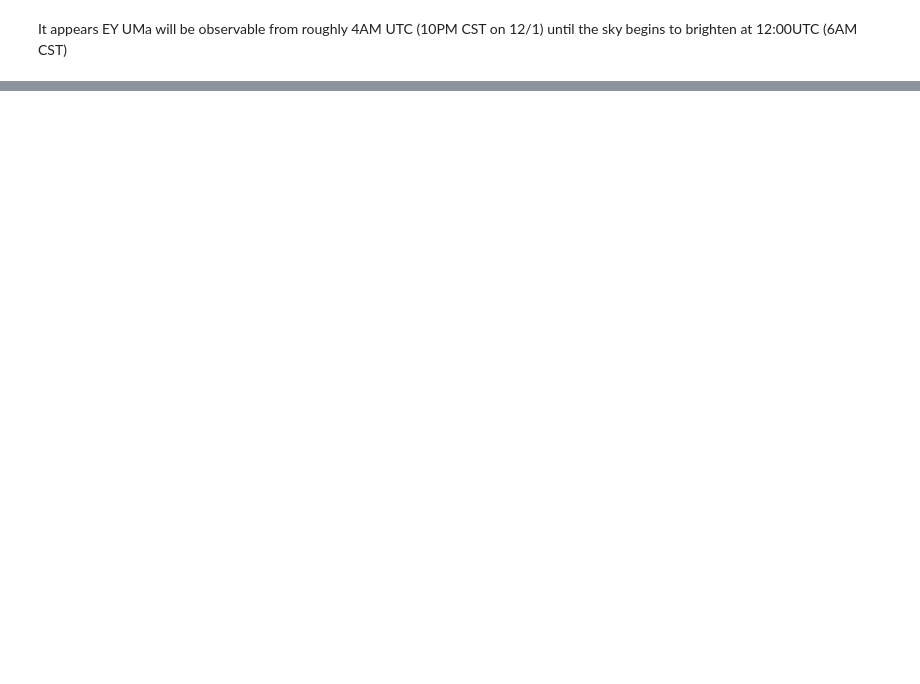
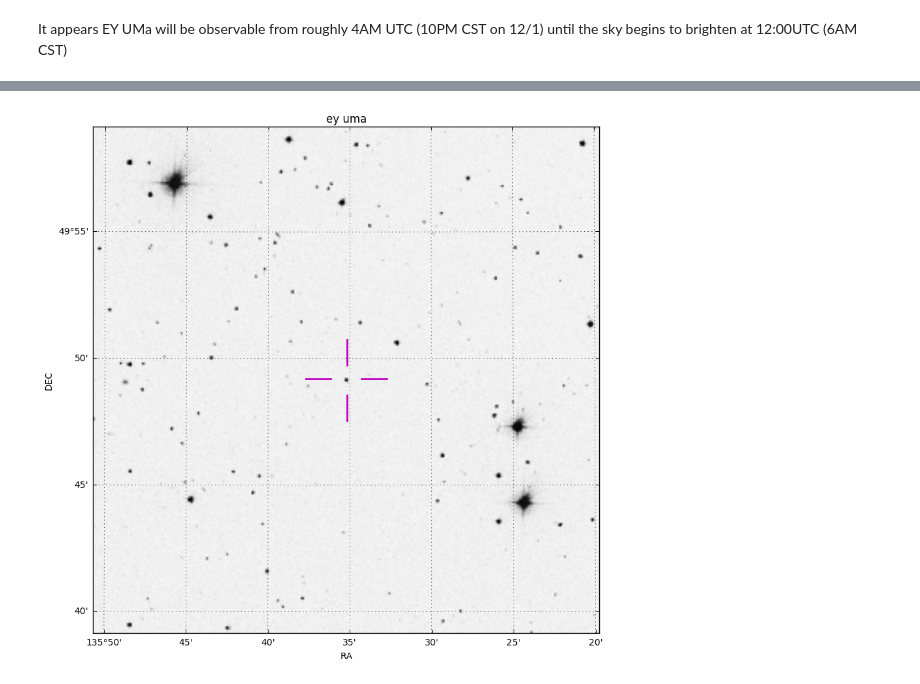
Before and after one commit to mwcraig/obs-astronomy-binder, a Jupyter notebook: Observation Planning 2.ipynb, the cells around one changed output, grey strips where cells are left out. Cells and saved outputs as stored; diff of their text form; code cells hidden in the pictures; blank space fills up the shorter version.

```diff
--- a/Observation Planning 2.ipynb
+++ b/Observation Planning 2.ipynb
@@ -83,0 +102,5 @@ It appears EY UMa will be observable from roughly 4AM UTC (10PM CST on 12/1) unt
+# %%
+plt.figure(figsize=(10, 10))
+ax, hdu = plot_finder_image(my_object, fov_radius=20 * u.arcmin, reticle=True, grid=True)
+# %% [output]
+[figure, added]
```
Also changed, not shown: parts of 11 cells of this notebook.
